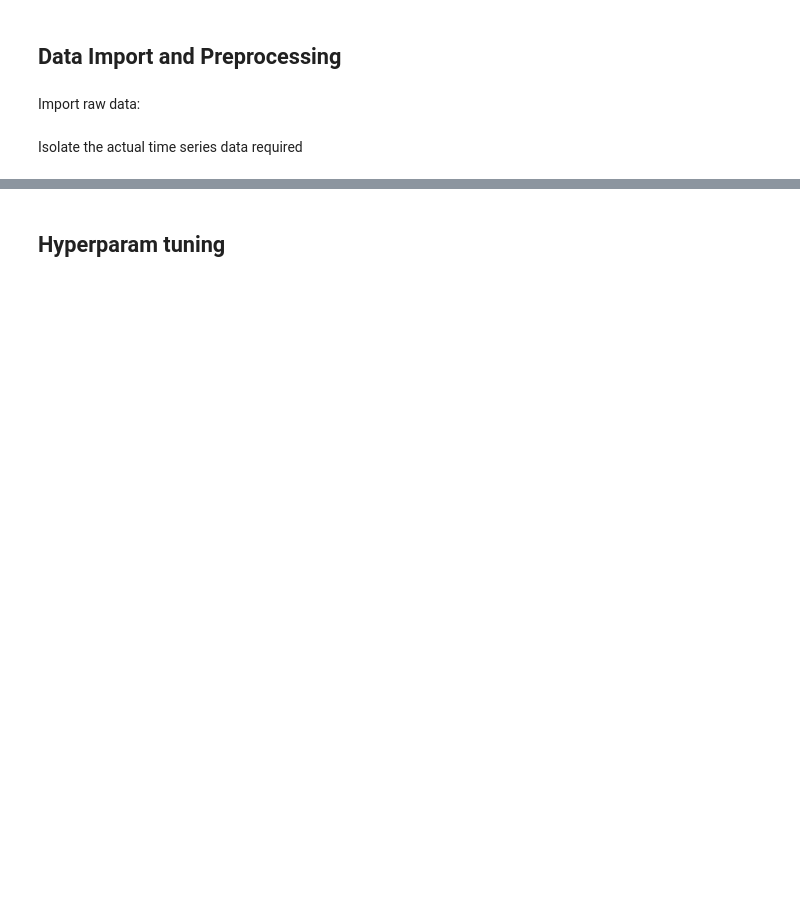
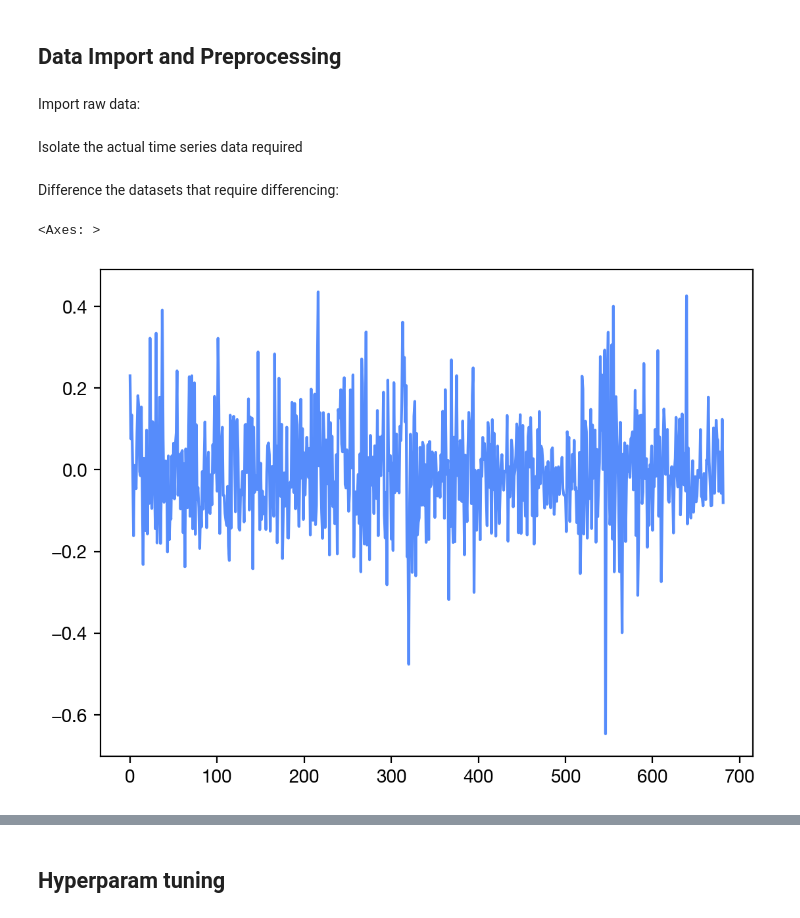
Before and after one commit to darrendube/ML441_assignment3, a Jupyter notebook: analysis.ipynb, the cells around one changed output, grey strips where cells are left out. Cells and saved outputs as stored; diff of their text form; code cells hidden in the pictures; blank space fills up the shorter version.

```diff
--- a/analysis.ipynb
+++ b/analysis.ipynb
@@ -46,4 +46,20 @@ sa_govt_exp_df = sa_govt_exp_df.rename_axis("Date").reset_index()
 
 # USD/ZAR exchange rate data
 usdzar_df = usdzar_data.set_index('Date')['Value'].rename_axis("Date").reset_index()
+# %% [markdown]
+Difference the datasets that require differencing:
+# %%
+datasets = {
+    "bread":   diff(white_bread_cpi_df,   'diff'),
+    "spread":     diff(zaronia_repo_spread_df,     'none'),
+    "gdp":  diff(za_real_gdp_df,  "diff"),
+    "govt_exp": diff(sa_govt_exp_df, "diff"),
+    "usdzar":  diff(usdzar_df,  "diff"),
+}
+# %%
+# just seeing what the datasets look like after differencing
+datasets['usdzar']['Value'].plot()
+# %% [output]
+<Axes: >
+[figure, added]
 # %% [markdown]
```
Also changed, not shown: parts of 9 cells of this notebook, 2 other files.
